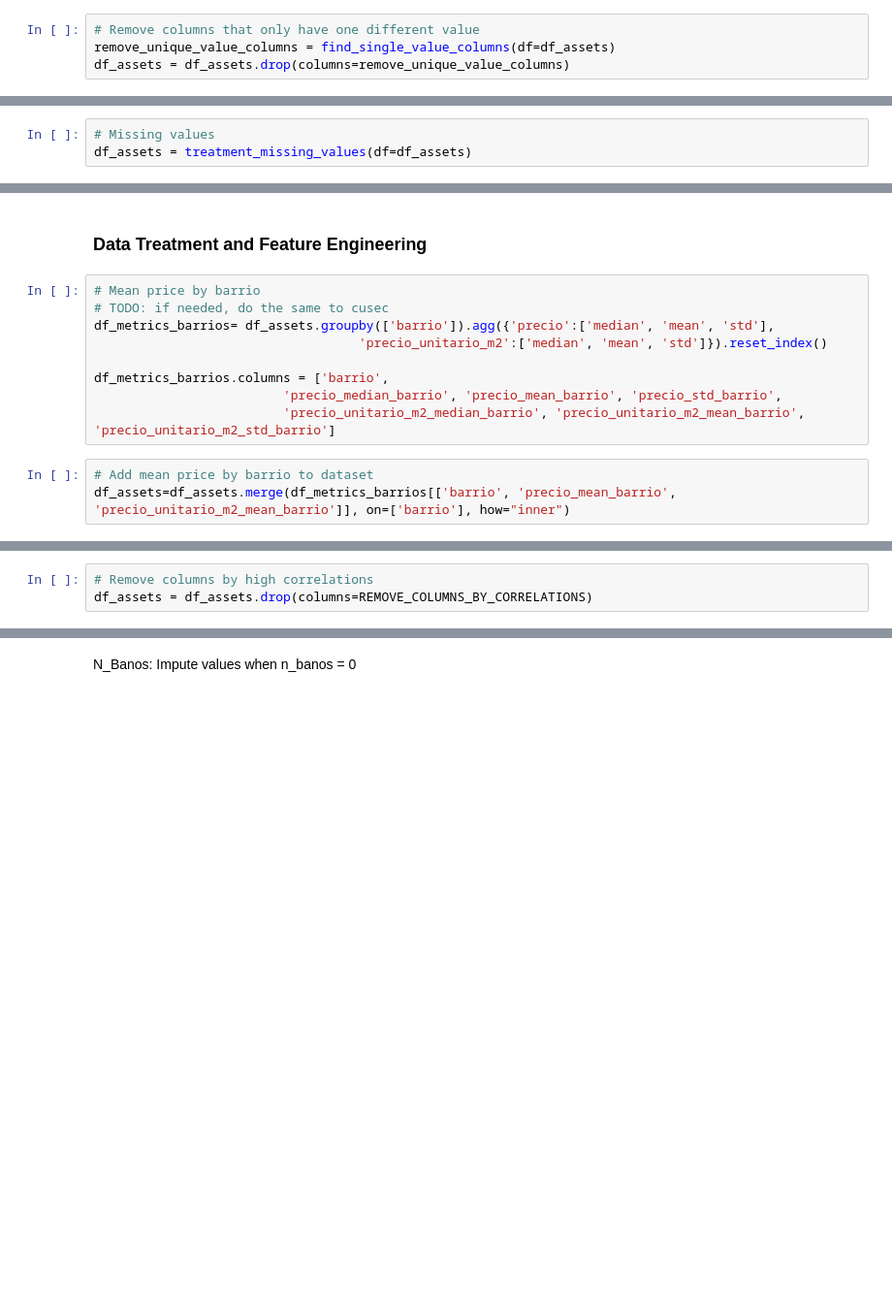
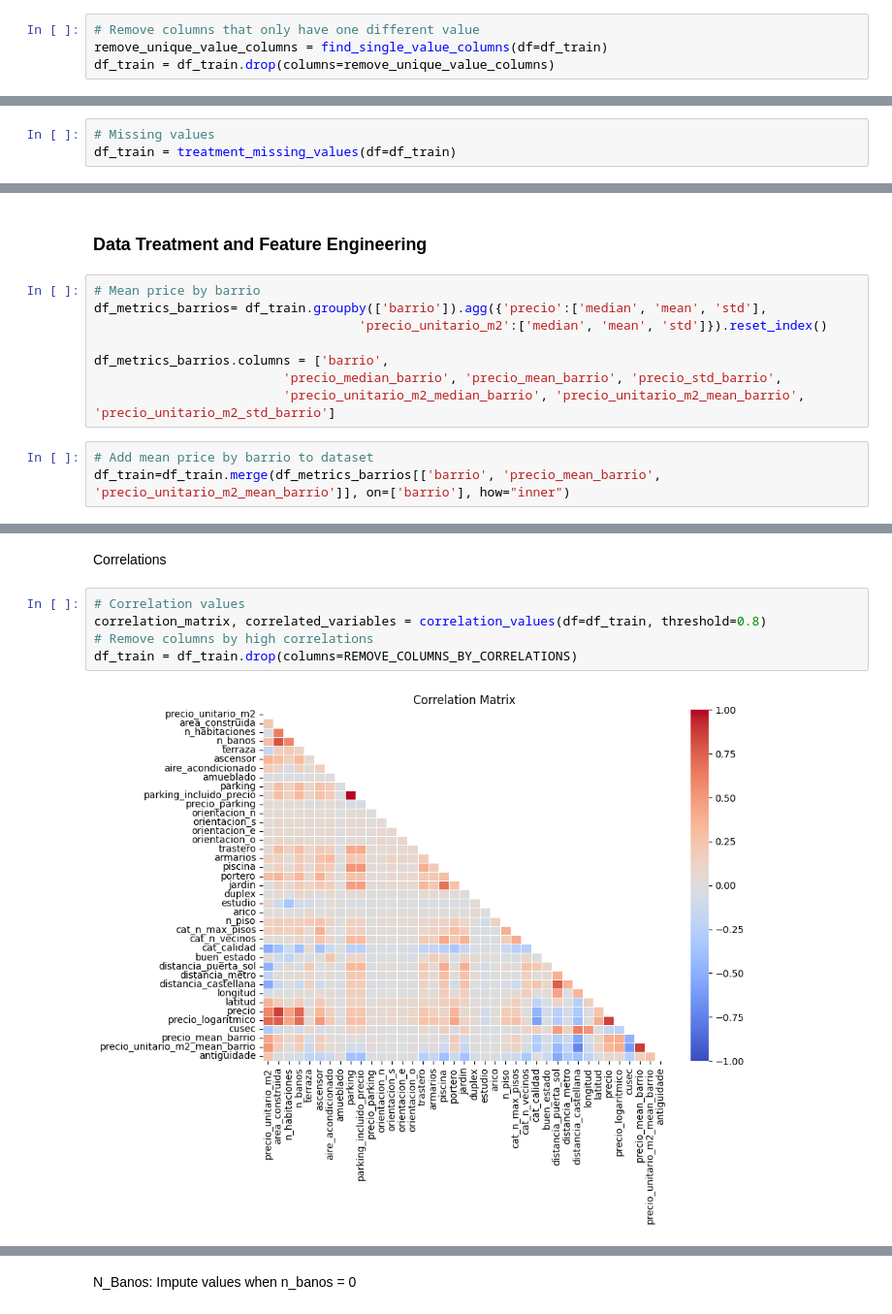
Before and after one commit to anamartiiins/MDS6-IDEALISTA, a Jupyter notebook: exploratory_data_analysis.ipynb, the cells around one changed output, grey strips where cells are left out. Shown: that part at 97% size. Saved outputs shown, nothing was run; the diff lists cells and outputs as text; blank space fills up the shorter version.

```diff
--- a/exploratory_data_analysis.ipynb
+++ b/exploratory_data_analysis.ipynb
@@ -141,7 +148,7 @@ print('Removed columns:', REMOVE_COLUMNS_BY_INPUT)
 Removed columns: ['fecha', 'id_anuncio']
 # %%
 # Remove columns that only have one different value
-remove_unique_value_columns = find_single_value_columns(df=df_assets)
-df_assets = df_assets.drop(columns=remove_unique_value_columns)
+remove_unique_value_columns = find_single_value_columns(df=df_train)
+df_train = df_train.drop(columns=remove_unique_value_columns)
 # %% [output]
 Columns with only one distinct value: ['tipologia_imueble', 'operacion', 'ciudad']
@@ -149,6 +160,6 @@ Columns with only one distinct value: ['tipologia_imueble', 'operacion', 'ciudad
 ### Missing Values
 # %%
 # Missing values
-df_assets = treatment_missing_values(df=df_assets)
+df_train = treatment_missing_values(df=df_train)
 # %% [output]
 Columns with missing values: Index(['ano_construccion', 'n_piso', 'exterior_interior', 'cat_calidad'], dtype='object')
@@ -161,8 +185,7 @@ Percentage of rows affected by dropping NaN values:", 0.09338773138979112
 ### Data Treatment and Feature Engineering
 # %%
 # Mean price by barrio
-# TODO: if needed, do the same to cusec
-df_metrics_barrios= df_assets.groupby(['barrio']).agg({'precio':['median', 'mean', 'std'],
+df_metrics_barrios= df_train.groupby(['barrio']).agg({'precio':['median', 'mean', 'std'],
                                    'precio_unitario_m2':['median', 'mean', 'std']}).reset_index()
 
 df_metrics_barrios.columns = ['barrio',
@@ -170,4 +193,4 @@ df_metrics_barrios.columns = ['barrio',
                          'precio_unitario_m2_median_barrio', 'precio_unitario_m2_mean_barrio', 'precio_unitario_m2_std_barrio']
 # %%
 # Add mean price by barrio to dataset
-df_assets=df_assets.merge(df_metrics_barrios[['barrio', 'precio_mean_barrio', 'precio_unitario_m2_mean_barrio']], on=['barrio'], how="inner")
+df_train=df_train.merge(df_metrics_barrios[['barrio', 'precio_mean_barrio', 'precio_unitario_m2_mean_barrio']], on=['barrio'], how="inner")
@@ -177,3 +210,9 @@ df_assets = df_assets[df_assets['latitud'] >= 37]
+# %% [markdown]
+Correlations
 # %%
+# Correlation values
+correlation_matrix, correlated_variables = correlation_values(df=df_train, threshold=0.8)
 # Remove columns by high correlations
-df_assets = df_assets.drop(columns=REMOVE_COLUMNS_BY_CORRELATIONS)
+df_train = df_train.drop(columns=REMOVE_COLUMNS_BY_CORRELATIONS)
+# %% [output]
+[figure, added]
```
Also changed, not shown: parts of 69 cells of this notebook, 5 other files.
